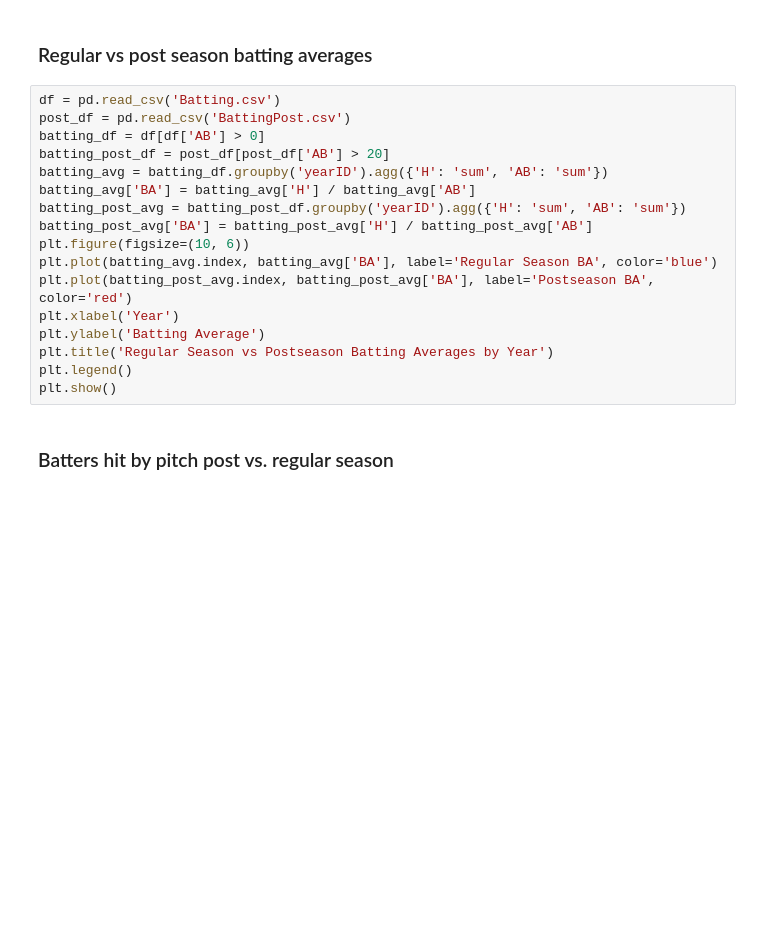
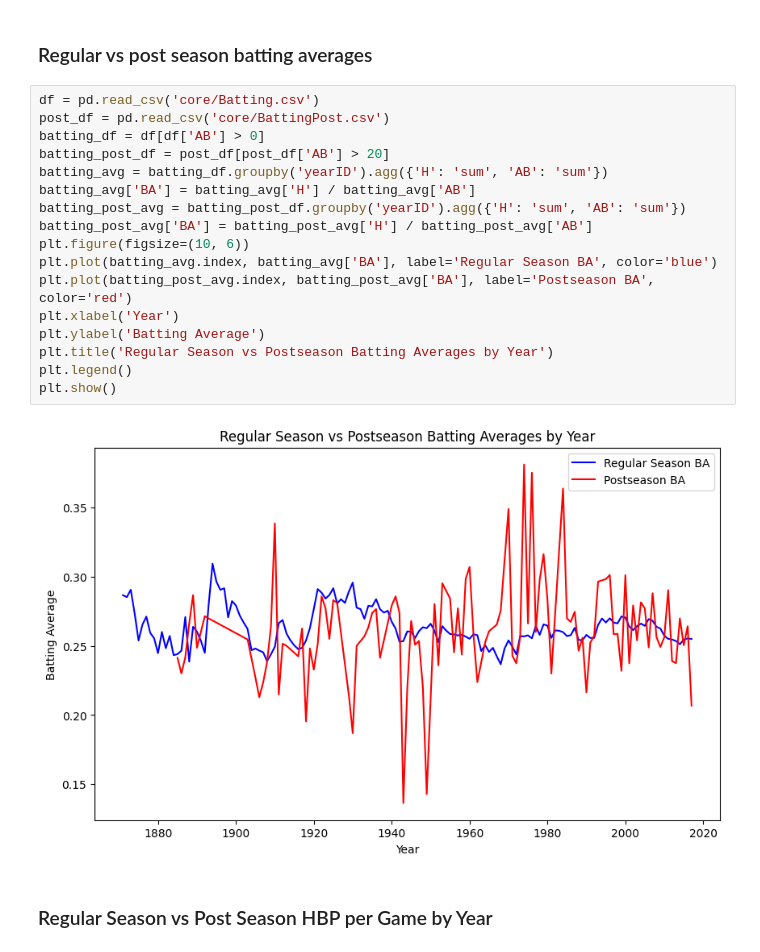
Before and after one commit to JHamoni676/cs5830_project1, a Jupyter notebook: project1.ipynb, the cells around one changed output. Saved outputs shown, nothing was run; the diff lists cells and outputs as text; blank space fills up the shorter version.

```diff
--- a/project1.ipynb
+++ b/project1.ipynb
@@ -86,22 +76,24 @@ plt.xlabel('Winning percentage in that year')
 # %% [markdown]
 ### Regular vs post season batting averages
 # %%
-df = pd.read_csv('Batting.csv')
-post_df = pd.read_csv('BattingPost.csv')
+df = pd.read_csv('core/Batting.csv')
+post_df = pd.read_csv('core/BattingPost.csv')
 batting_df = df[df['AB'] > 0]
 batting_post_df = post_df[post_df['AB'] > 20]
 batting_avg = batting_df.groupby('yearID').agg({'H': 'sum', 'AB': 'sum'})
 batting_avg['BA'] = batting_avg['H'] / batting_avg['AB']
 batting_post_avg = batting_post_df.groupby('yearID').agg({'H': 'sum', 'AB': 'sum'})
 batting_post_avg['BA'] = batting_post_avg['H'] / batting_post_avg['AB']
 plt.figure(figsize=(10, 6))
 plt.plot(batting_avg.index, batting_avg['BA'], label='Regular Season BA', color='blue')
 plt.plot(batting_post_avg.index, batting_post_avg['BA'], label='Postseason BA', color='red')
 plt.xlabel('Year')
 plt.ylabel('Batting Average')
 plt.title('Regular Season vs Postseason Batting Averages by Year')
 plt.legend()
 plt.show()
+# %% [output]
+[figure, added]
 # %% [markdown]
-### Batters hit by pitch post vs. regular season
+### Regular Season vs Post Season HBP per Game by Year
 # %%
```
Also changed, not shown: parts of 4 cells of this notebook.
